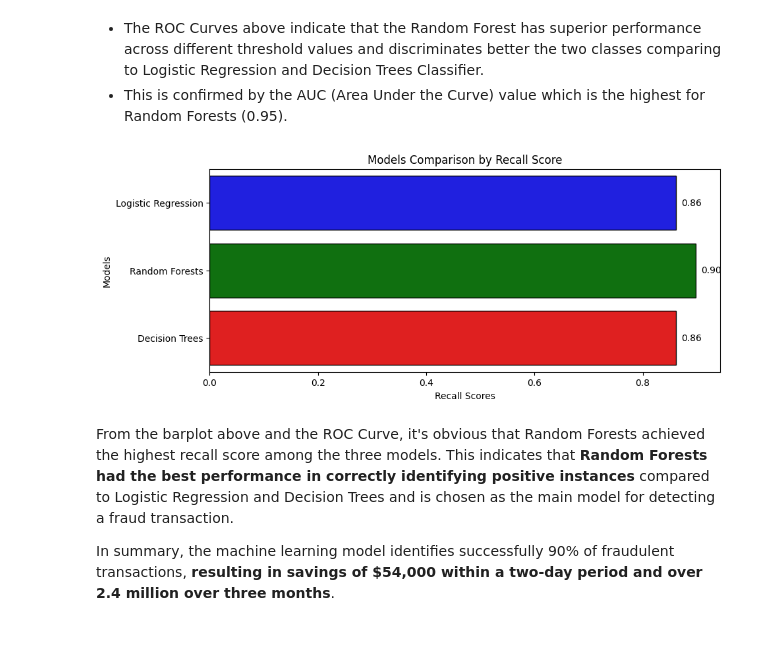
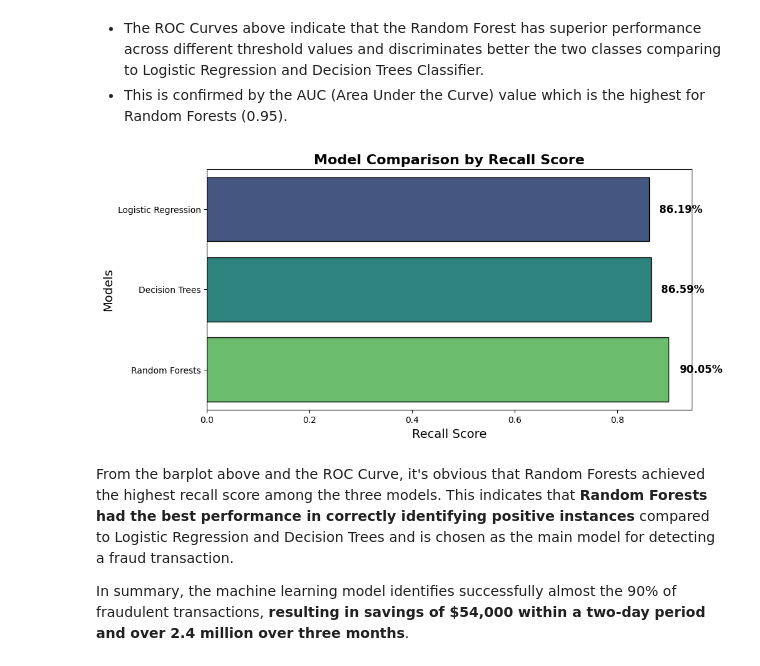
Before and after one commit to leonemma/detect-frauds-in-creditcards, a Jupyter notebook: creditcard-fraud-detector.ipynb, the cells around one changed output. Saved outputs shown, nothing was run; the diff lists cells and outputs as text; code cells hidden in the pictures; blank space fills up the shorter version.

Commit message:
Kaggle Notebook | Creditcard Fraud Detector | contents and text correction

```diff
--- a/creditcard-fraud-detector.ipynb
+++ b/creditcard-fraud-detector.ipynb
@@ -674,20 +686,24 @@ plot_mean_roc_curve(models, X, y, titles)
 # %%
 models = ['Logistic Regression', 'Random Forests', 'Decision Trees']
 recalls = [log_reg_recall, rf_recall, dt_recall]
 
-plt.figure(figsize=(10, 4))
-sns.barplot(x=recalls, y=models, palette=['blue', 'green', 'red'], edgecolor='black')
+sorted_indices = np.argsort(recalls)
+models_sorted = [models[i] for i in sorted_indices]
+recalls_sorted = [recalls[i] for i in sorted_indices]
 
-for i, v in enumerate(recalls):
-    plt.text(v + 0.01, i, f'{v:.2f}', va='center')
+plt.figure(figsize=(10, 5))
+sns.barplot(x=recalls_sorted, y=models_sorted, palette='viridis', edgecolor='black')
 
-plt.xlabel('Recall Scores')
-plt.ylabel('Models')
-plt.title('Models Comparison by Recall Score')
+for i, v in enumerate(recalls_sorted):
+    plt.text(v + 0.02, i, f'{v:.2%}', va='center', fontsize=12, fontweight='bold')
+
+plt.xlabel('Recall Score', fontsize=14, fontweight='normal')
+plt.ylabel('Models', fontsize=14, fontweight='normal')
+plt.title('Model Comparison by Recall Score', fontsize=16, fontweight='bold')
 plt.show()
 # %% [output]
-[figure, old version]
+[figure, new version]
 # %% [markdown]
 From the barplot above and the ROC Curve, it's obvious that Random Forests achieved the highest recall score among the three models. This indicates that __Random Forests had the best performance in correctly identifying positive instances__ compared to Logistic Regression and Decision Trees and is chosen as the main model for detecting a fraud transaction.
 
-In summary, the machine learning model identifies successfully 90% of fraudulent transactions, __resulting in savings of $54,000 within a two-day period and over 2.4 million over three months__.
+In summary, the machine learning model identifies successfully almost the 90% of fraudulent transactions, __resulting in savings of $54,000 within a two-day period and over 2.4 million over three months__.
```
Also changed, not shown: parts of 15 cells of this notebook.
